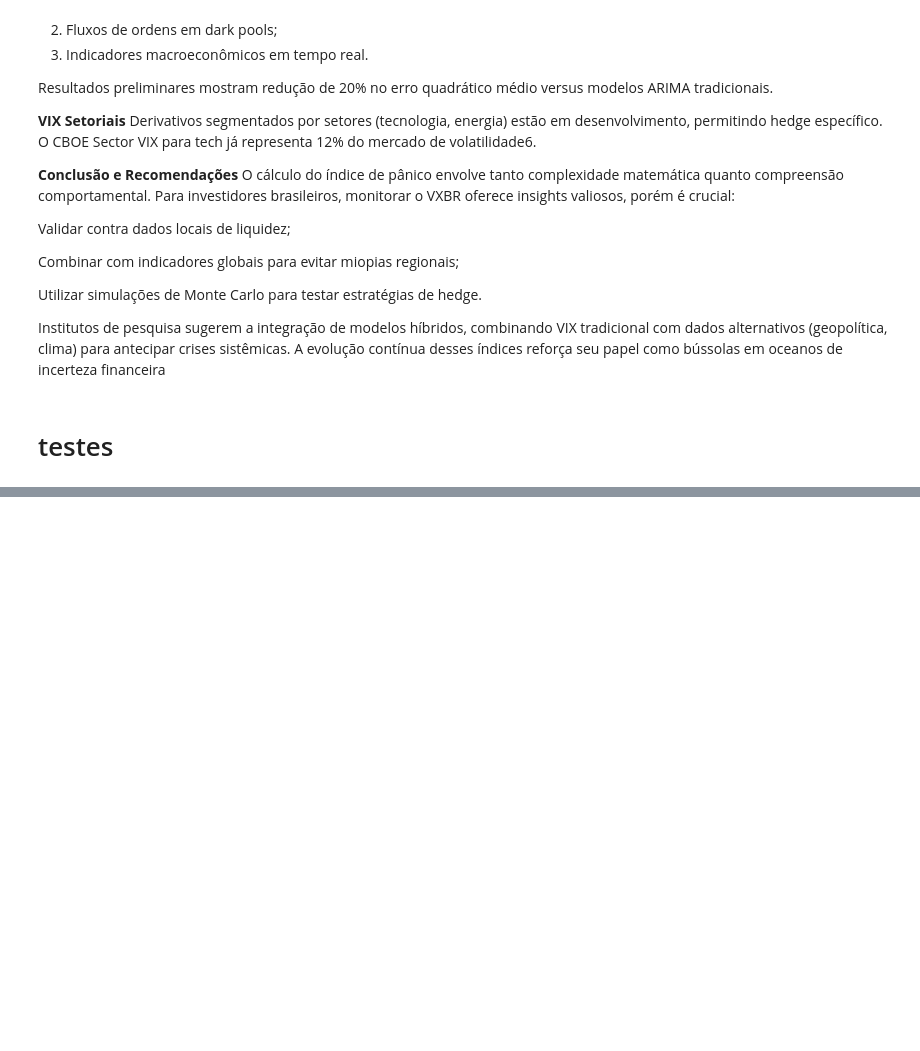
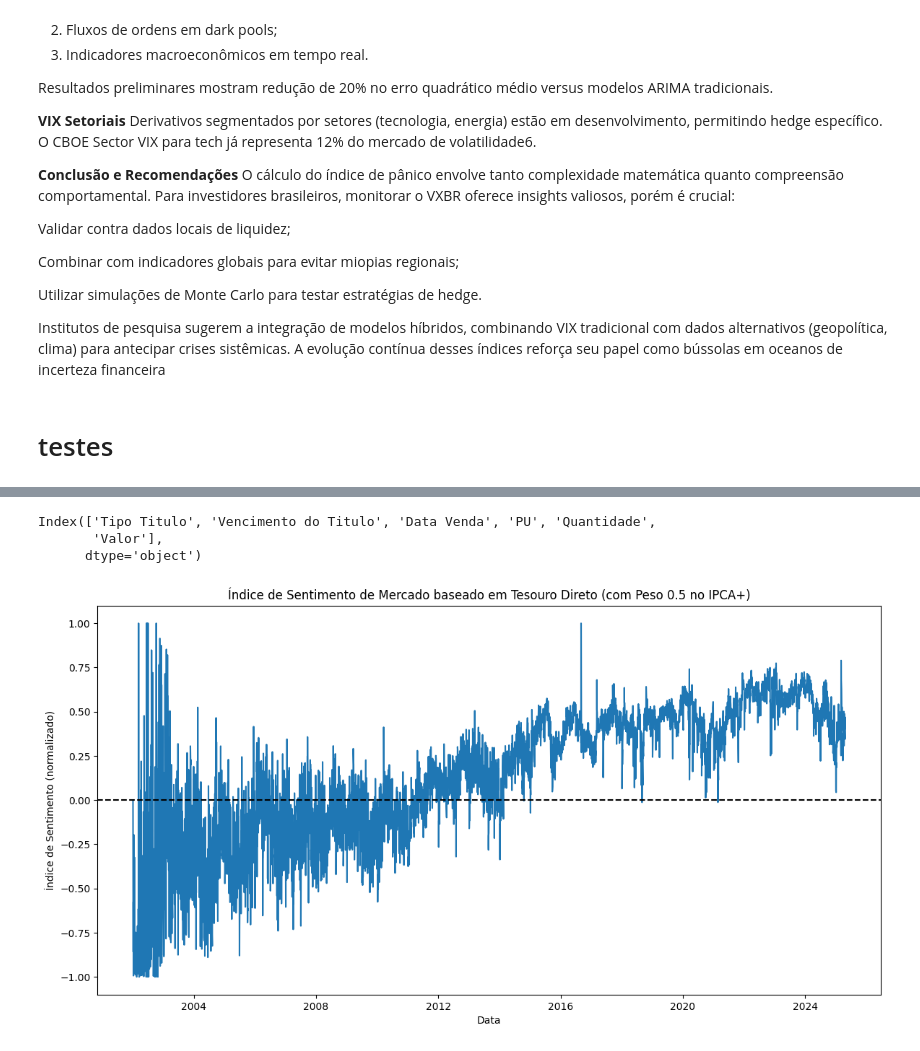
Before and after one commit to BDonadelli/Finance-playground, a Jupyter notebook: panico.ipynb, the cells around one changed output, grey strips where cells are left out. Cells and saved outputs as stored; diff of their text form; code cells hidden in the pictures; blank space fills up the shorter version.

```diff
--- a/panico.ipynb
+++ b/panico.ipynb
@@ -643 +668,63 @@ Index(['Tipo Titulo', 'Vencimento do Titulo', 'Data Venda', 'PU', 'Quantidade',
+# %%
+df.columns
+# %% [output]
+Index(['Tipo Titulo', 'Vencimento do Titulo', 'Data Venda', 'PU', 'Quantidade',
+       'Valor'],
+      dtype='object')
+# %%
+''''
+Agrupar o volume diário para cada tipo
+Criar uma "pontuação" de sentimento para cada tipo:
+Tesouro Selic → Peso +1 para medo.
+Tesouro IPCA+ → Peso 0.5 medo moderado.
+Tesouro Prefixado → Peso -1 para otimismo.
+Calcular um índice de sentimento diário combinando essas pontuações.
+'''
+teste2=df.copy()
+#  Categorizar tipos de título para sentimento
+def classificar_sentimento(titulo):
+    titulo = titulo.lower()
+    if 'selic' in titulo:
+        return 'Seguro'  # Medo forte
+    elif 'ipca' in titulo:
+        return 'Intermediario'  # Medo moderado
+    elif 'prefixado' in titulo or 'pre' in titulo or 'educa' in titulo or 'renda+' in titulo:
+        return 'Arriscado'  # Otimismo
+    else:
+        return 'Outro'
+
+teste2['Categoria'] = teste2['Tipo Titulo'].apply(classificar_sentimento)
+
+# Agregar volume por dia e categoria
+vendas_categorias = teste2.groupby(['Data Venda', 'Categoria'])['Valor'].sum().unstack(fill_value=0)
+
+#  Definir novos pesos de sentimento
+pesos = {
+    'Seguro': +1,
+    'Intermediario': +0.5,
+    'Arriscado': -1,
+    'Outro': 0
+}
+
+#  Calcular o índice de sentimento
+vendas_categorias['Indice_Sentimento'] = (
+    vendas_categorias['Seguro'] * pesos['Seguro'] +
+    vendas_categorias['Intermediario'] * pesos['Intermediario'] +
+    vendas_categorias['Arriscado'] * pesos['Arriscado']
+)
+
+#  normalizar pelo volume total diário
+vendas_categorias['Indice_Sentimento_Normalizado'] = vendas_categorias['Indice_Sentimento'] / (
+    vendas_categorias[['Seguro', 'Intermediario', 'Arriscado']].sum(axis=1) + 1e-9
+)
+
+plt.figure(figsize=(14,7))
+sns.lineplot(data=vendas_categorias, x=vendas_categorias.index, y='Indice_Sentimento_Normalizado')
+plt.axhline(0, color='black', linestyle='--')
+plt.title('Índice de Sentimento de Mercado baseado em Tesouro Direto (com Peso 0.5 no IPCA+)')
+plt.xlabel('Data')
+plt.ylabel('Índice de Sentimento (normalizado)')
+plt.show()
+# %% [output]
+[figure, added]
 # %%
```
Also changed, not shown: parts of 23 cells of this notebook, 1 other file.
